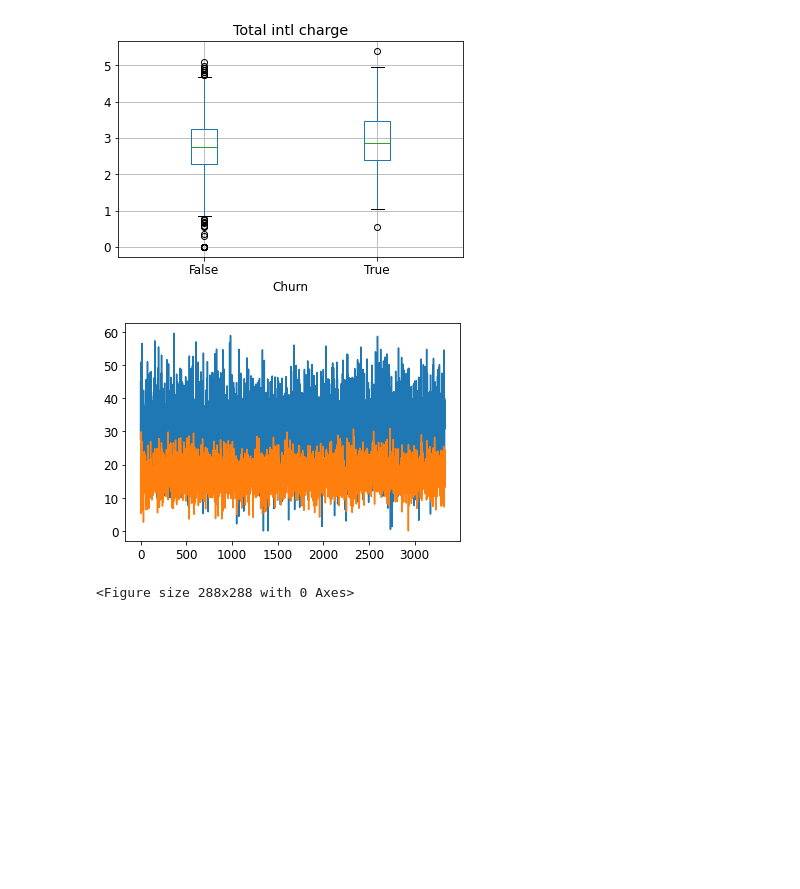
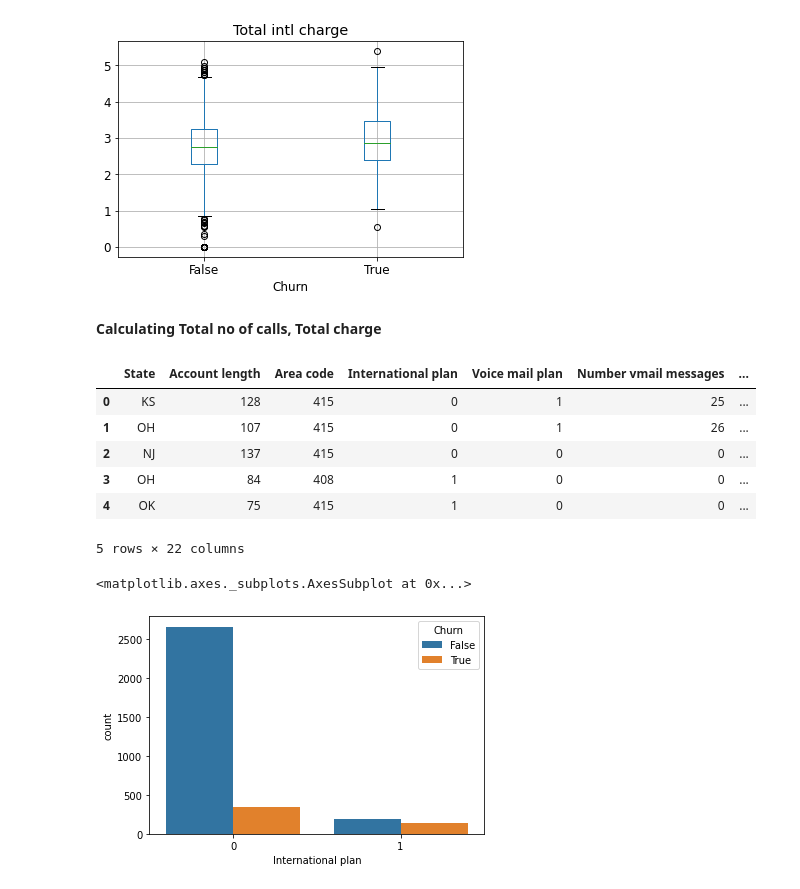
Before and after one commit to Ka275578/telecom_churn_analysis, a Jupyter notebook: telecom_churn_analysis.ipynb, the cells around one changed output. Saved outputs shown, nothing was run; the diff lists cells and outputs as text; code cells hidden in the pictures; blank space fills up the shorter version.

```diff
--- a/telecom_churn_analysis.ipynb
+++ b/telecom_churn_analysis.ipynb
@@ -489,11 +491,22 @@ plt.suptitle('')
 # %% [output]
 Text(0.5, 0.98, '')
 [figure]
+# %% [markdown]
+**Calculating Total no of calls, Total charge**
 # %%
-y1 = df['Total day charge']
-y2 = df['Total eve charge']
-y3 = df['Total night charge']
-y4 = df ['Total intl charge']
+df["Total charge"] = (df["Total day charge"]+ df["Total eve charge"]+ df["Total night charge"]+ df["Total intl charge"])
+df['Total calls'] = (df["Total day calls"]+ df["Total eve calls"]+ df["Total night calls"]+ df["Total intl calls"])
+df.head()
 # %% [output]
-[figure, removed]
+|  | State | Account length | Area code | International plan | Voice mail plan | Number vmail messages | ... |
+| 0 | KS | 128 | 415 | 0 | 1 | 25 | ... |
+| 1 | OH | 107 | 415 | 0 | 1 | 26 | ... |
+| 2 | NJ | 137 | 415 | 0 | 0 | 0 | ... |
+| 3 | OH | 84 | 408 | 1 | 0 | 0 | ... |
+| 4 | OK | 75 | 415 | 1 | 0 | 0 | ... |
-<Figure size 288x288 with 0 Axes>
+5 rows × 22 columns
+# %%
+sns.countplot(x="International plan", hue="Churn", data=df)
+# %% [output]
+<matplotlib.axes._subplots.AxesSubplot at 0x...>
+[figure, added]
```
Also changed, not shown: parts of 4 cells of this notebook.
